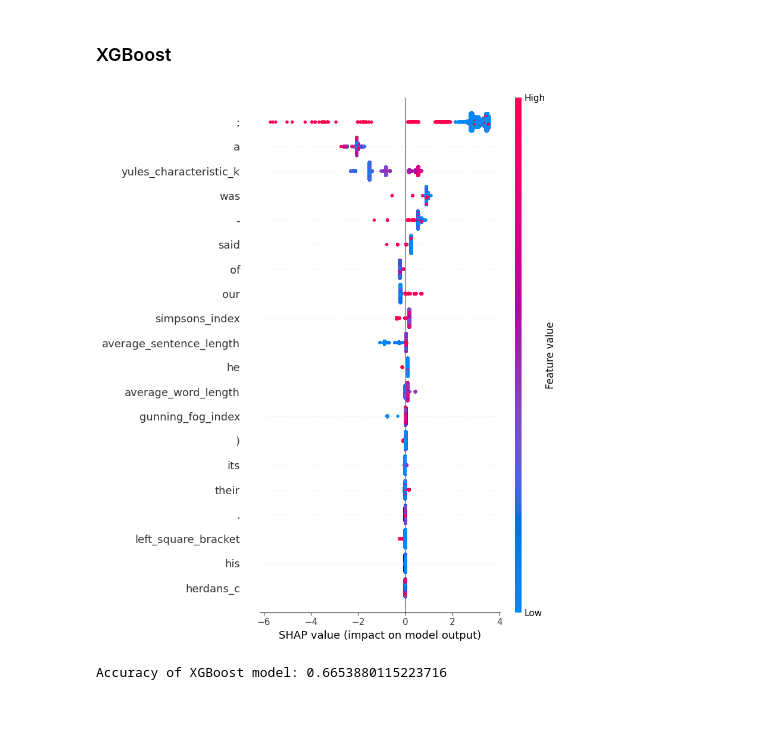
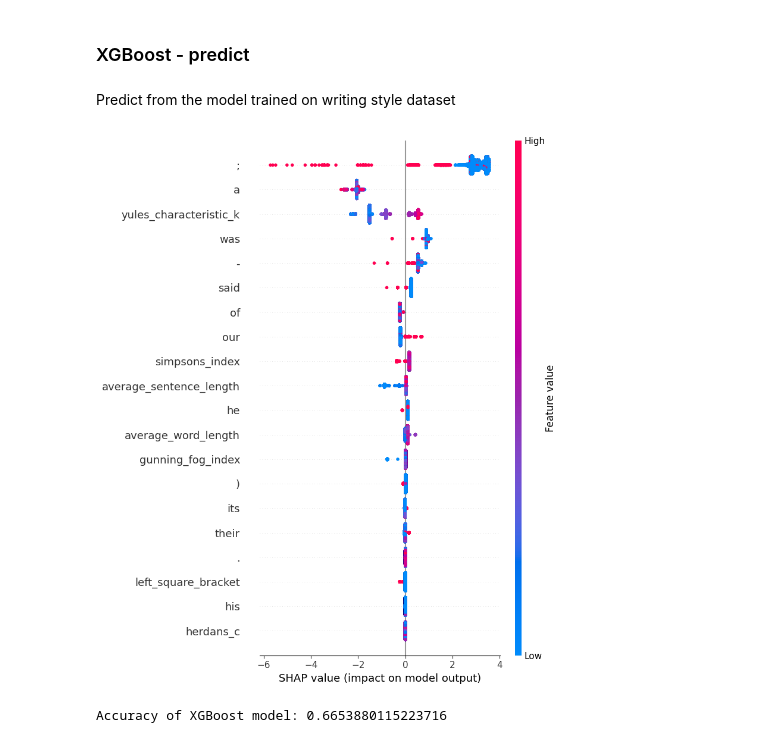
Before and after one commit to gingerjx/GenAIStyle, a Jupyter notebook: 8_daigt_all_features_classification.ipynb, the cells around one changed output. Saved outputs shown, nothing was run; the diff lists cells and outputs as text; code cells hidden in the pictures; blank space fills up the shorter version.

Commit message:
Add fit and predict on daigt

```diff
--- a/8_daigt_all_features_classification.ipynb
+++ b/8_daigt_all_features_classification.ipynb
@@ -18,13 +18,15 @@ with open(settings.paths.ws_all_features_classification_dump_file, 'rb') as file
 
 ws_xgboost_results = dump_dict['xgboost_results']
 # %% [markdown]
-### XGBoost
+### XGBoost - predict
+# %% [markdown]
+Predict from the model trained on writing style dataset
 # %%
-xgboost_results = DaigtAllFeaturesXGBoostClassification(
+xgboost_predict_results = DaigtAllFeaturesXGBoostClassification(
     settings=settings,
     feature_extractor=feature_extractor,
     ws_xgboost_results=ws_xgboost_results
 ).predict(metrics_analysis_results)
 # %% [output]
-[figure, old version]
+[figure, new version]
 # %%
```
Also changed, not shown: parts of 5 cells of this notebook, 4 other files.
